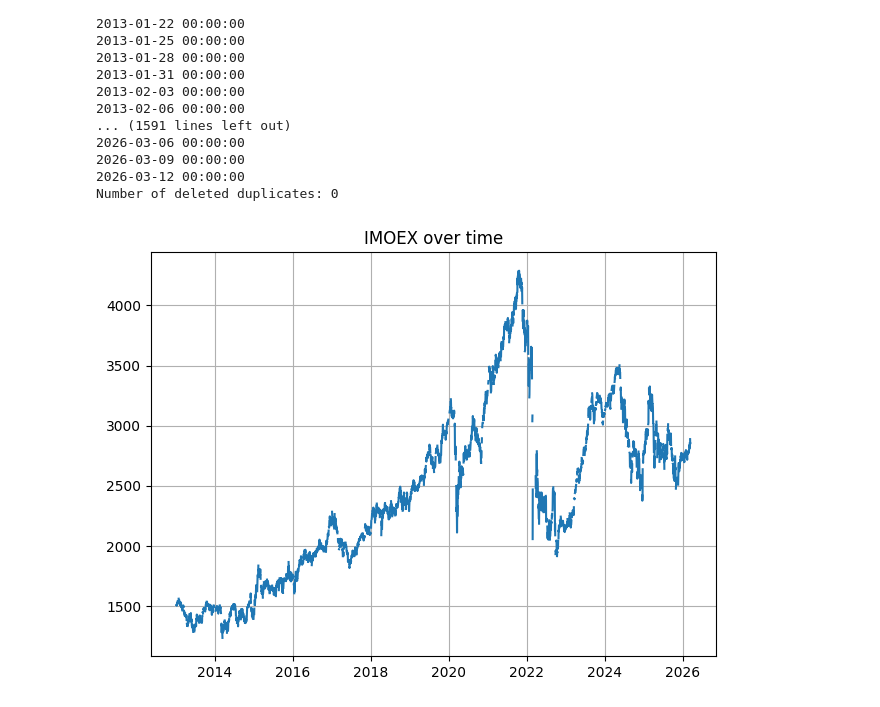
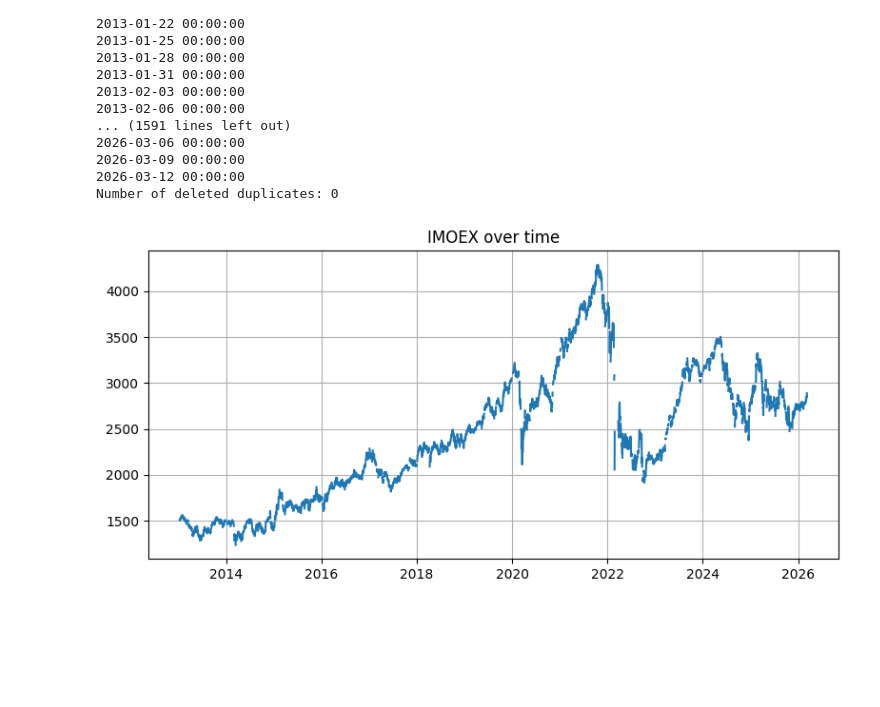
Before and after one commit to SigmaFlowX/Hidden-Markov-Model-for-Regime-Detection, a Jupyter notebook: notebooks/hmm_regime_detection.ipynb, the cells around one changed output. Saved outputs shown, nothing was run; the diff lists cells and outputs as text; code cells hidden in the pictures; blank space fills up the shorter version.

Commit message:
improved the graph

```diff
--- a/notebooks/hmm_regime_detection.ipynb
+++ b/notebooks/hmm_regime_detection.ipynb
@@ -35,22 +35,23 @@ Number of deleted duplicates: 0
 # %%
 candles = pd.read_csv(os.path.join(DATA_DIR, "IMOEX.csv"))
 candles['end'] = pd.to_datetime(candles['end'])
 candles.set_index('end', inplace=True)
 
 candles = candles.resample("D").agg({
     'open': 'first',
     'high': 'max',
     'low': 'min',
     'close': 'last',
     'volume': 'sum'
 })
 
 
 from matplotlib import pyplot as plt
+plt.figure(figsize=(8, 4))
 plt.plot(candles.index, candles['close'])
 plt.title("IMOEX over time")
 plt.grid()
 plt.tight_layout()
 plt.show()
 # %% [output]
-[figure, old version]
+[figure, new version]
```
